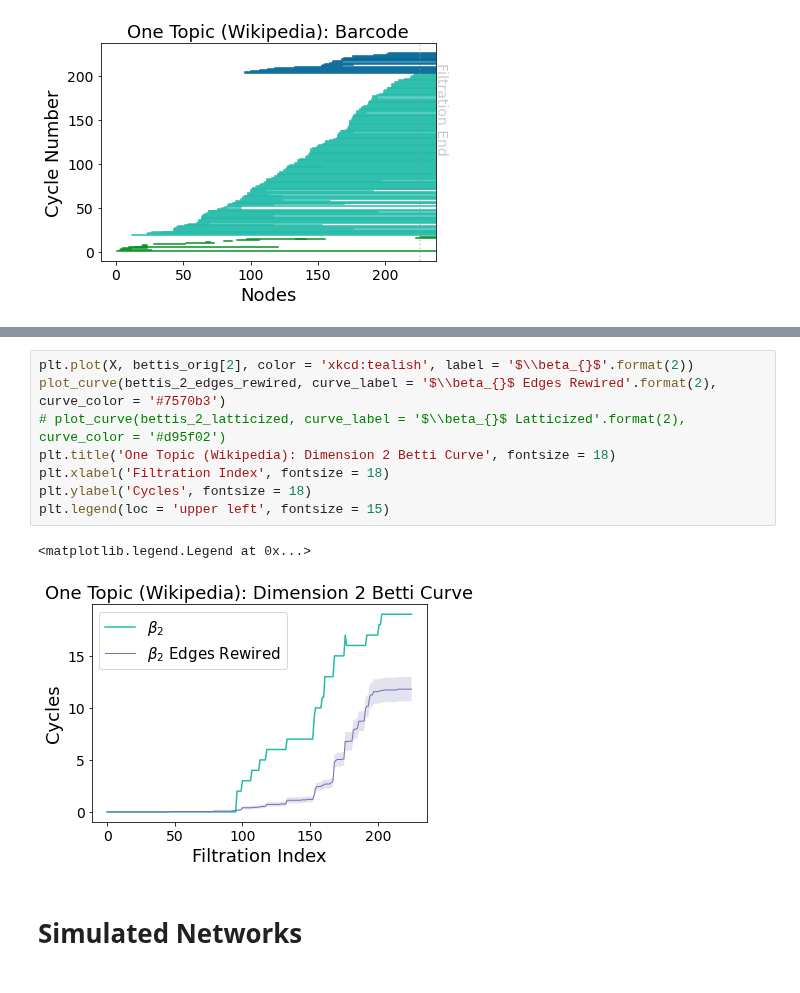
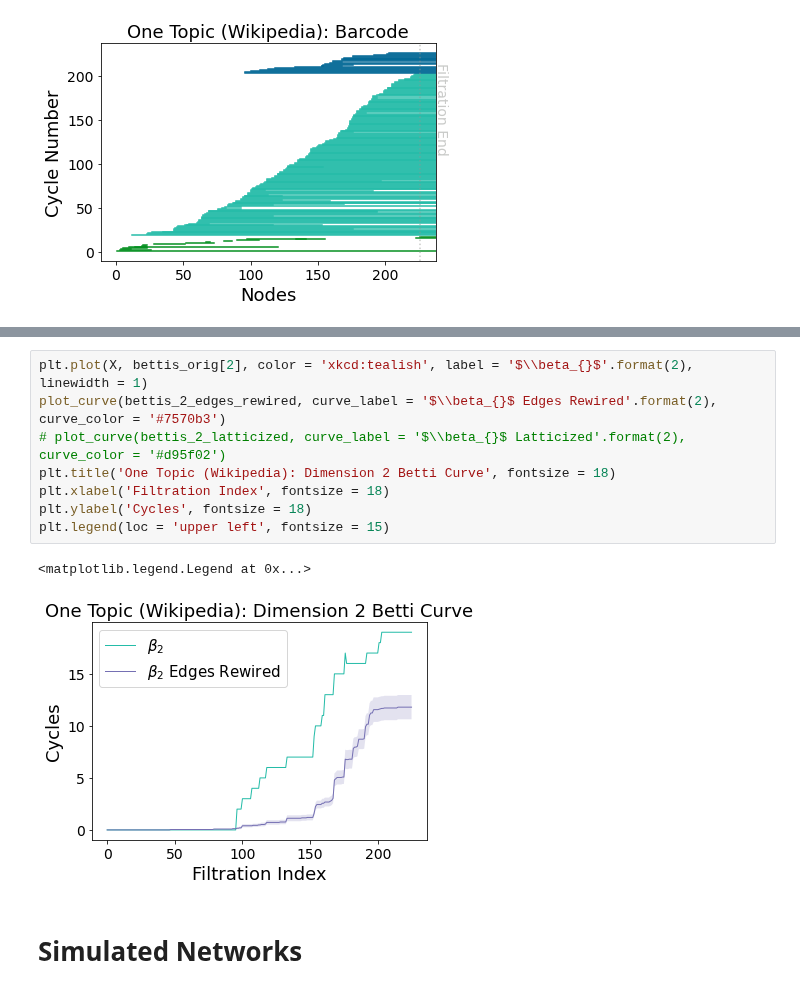
Before and after one commit to spatank/Curiosity, a Jupyter notebook: v8/PH_plotting.ipynb, the cells around one changed output, grey strips where cells are left out. Drawn from its saved outputs; the diff is of its cells as text.

```diff
--- a/v8/PH_plotting.ipynb
+++ b/v8/PH_plotting.ipynb
@@ -538,14 +538,14 @@ plt.legend(loc = 'upper left', fontsize = 15)
 # %%
-plt.plot(X, bettis_orig[2], color = 'xkcd:tealish', label = '$\\beta_{}$'.format(2))
+plt.plot(X, bettis_orig[2], color = 'xkcd:tealish', label = '$\\beta_{}$'.format(2), linewidth = 1)
 plot_curve(bettis_2_edges_rewired, curve_label = '$\\beta_{}$ Edges Rewired'.format(2), curve_color = '#7570b3')
 # plot_curve(bettis_2_latticized, curve_label = '$\\beta_{}$ Latticized'.format(2), curve_color = '#d95f02')
 plt.title('One Topic (Wikipedia): Dimension 2 Betti Curve', fontsize = 18)
 plt.xlabel('Filtration Index', fontsize = 18)
 plt.ylabel('Cycles', fontsize = 18)
 plt.legend(loc = 'upper left', fontsize = 15)
 # %% [output]
 <matplotlib.legend.Legend at 0x...>
-[figure, old version]
+[figure, new version]
 # %% [markdown]
 # Simulated Networks
 # %%
```
Also changed, not shown: parts of 6 cells of this notebook.
